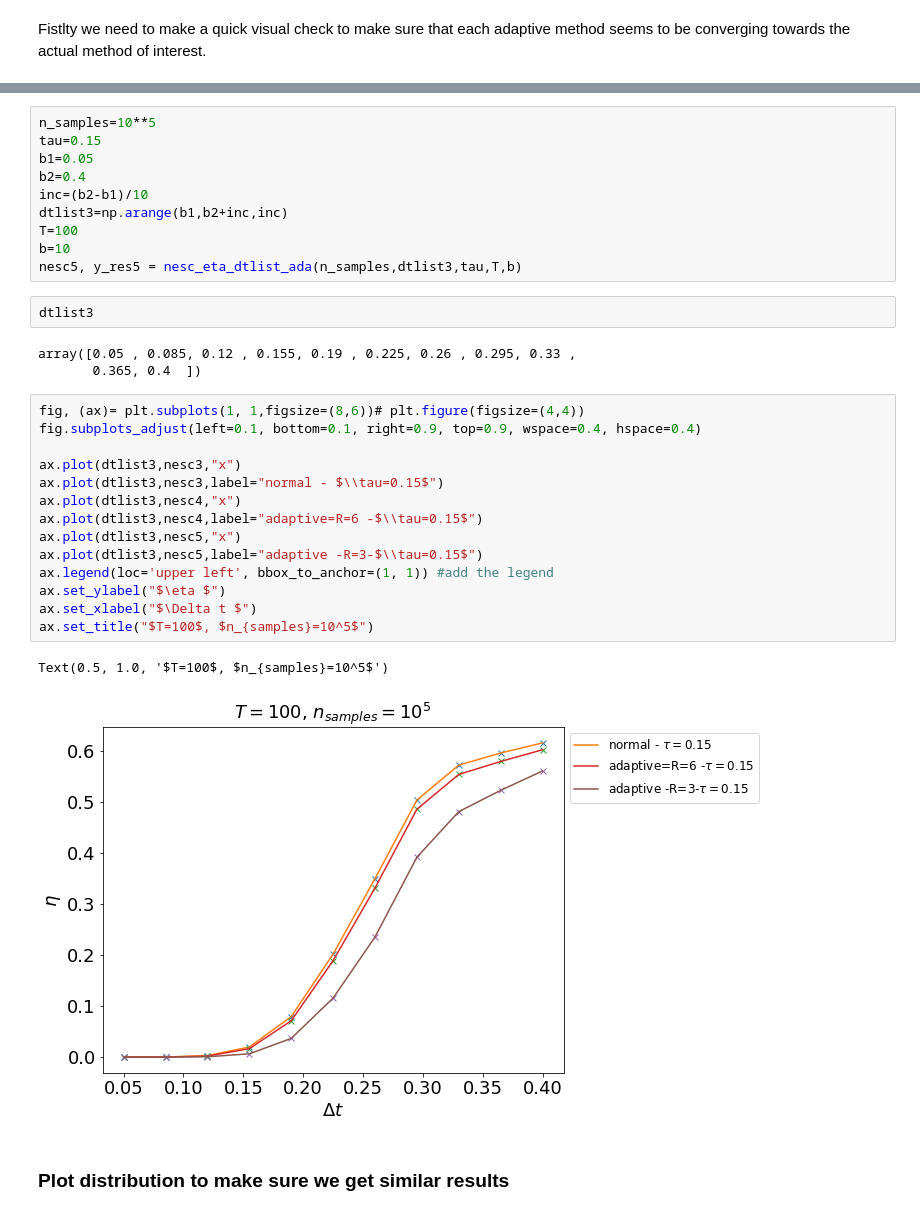
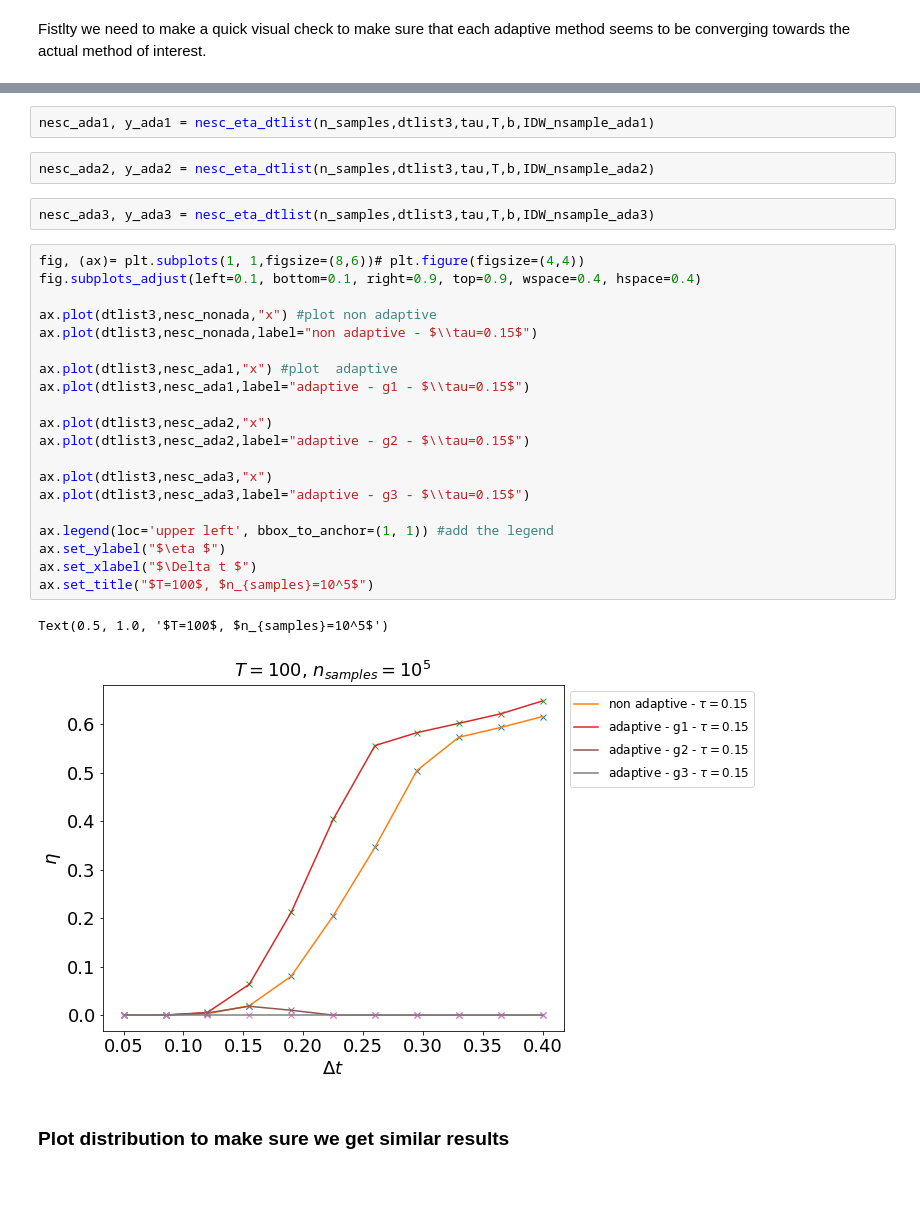
Before and after one commit to alixsleroy/WeakSDEapproximation, a Jupyter notebook: langevin_adaptive.ipynb, the cells around one changed output, grey strips where cells are left out. Saved outputs shown, nothing was run; the diff lists cells and outputs as text; blank space fills up the shorter version.

```diff
--- a/langevin_adaptive.ipynb
+++ b/langevin_adaptive.ipynb
@@ -300,35 +369,32 @@ nesc4, y_res4 = nesc_eta_dtlist_ada(n_samples,dtlist3,tau,T,b)
-# %%
-n_samples=10**5
-tau=0.15
-b1=0.05
-b2=0.4
-inc=(b2-b1)/10
-dtlist3=np.arange(b1,b2+inc,inc)
-T=100
-b=10
-nesc5, y_res5 = nesc_eta_dtlist_ada(n_samples,dtlist3,tau,T,b)
-# %%
-dtlist3
-# %% [output]
-array([0.05 , 0.085, 0.12 , 0.155, 0.19 , 0.225, 0.26 , 0.295, 0.33 ,
-       0.365, 0.4  ])
+# %%
+nesc_ada1, y_ada1 = nesc_eta_dtlist(n_samples,dtlist3,tau,T,b,IDW_nsample_ada1)
+# %%
+nesc_ada2, y_ada2 = nesc_eta_dtlist(n_samples,dtlist3,tau,T,b,IDW_nsample_ada2)
+# %%
+nesc_ada3, y_ada3 = nesc_eta_dtlist(n_samples,dtlist3,tau,T,b,IDW_nsample_ada3)
 # %%
 fig, (ax)= plt.subplots(1, 1,figsize=(8,6))# plt.figure(figsize=(4,4))
 fig.subplots_adjust(left=0.1, bottom=0.1, right=0.9, top=0.9, wspace=0.4, hspace=0.4)
 
-ax.plot(dtlist3,nesc3,"x")
-ax.plot(dtlist3,nesc3,label="normal - $\\tau=0.15$")
-ax.plot(dtlist3,nesc4,"x")
-ax.plot(dtlist3,nesc4,label="adaptive=R=6 -$\\tau=0.15$")
-ax.plot(dtlist3,nesc5,"x")
-ax.plot(dtlist3,nesc5,label="adaptive -R=3-$\\tau=0.15$")
+ax.plot(dtlist3,nesc_nonada,"x") #plot non adaptive
+ax.plot(dtlist3,nesc_nonada,label="non adaptive - $\\tau=0.15$")
+
+ax.plot(dtlist3,nesc_ada1,"x") #plot  adaptive
+ax.plot(dtlist3,nesc_ada1,label="adaptive - g1 - $\\tau=0.15$")
+
+ax.plot(dtlist3,nesc_ada2,"x")
+ax.plot(dtlist3,nesc_ada2,label="adaptive - g2 - $\\tau=0.15$")
+
+ax.plot(dtlist3,nesc_ada3,"x")
+ax.plot(dtlist3,nesc_ada3,label="adaptive - g3 - $\\tau=0.15$")
+
 ax.legend(loc='upper left', bbox_to_anchor=(1, 1)) #add the legend
 ax.set_ylabel("$\eta $")
 ax.set_xlabel("$\Delta t $")
 ax.set_title("$T=100$, $n_{samples}=10^5$")
 # %% [output]
 Text(0.5, 1.0, '$T=100$, $n_{samples}=10^5$')
-[figure, old version]
+[figure, new version]
 # %% [markdown]
 ### Plot distribution to make sure we get similar results
 # %%
```
Also changed, not shown: parts of 18 cells of this notebook, 2 other files.
